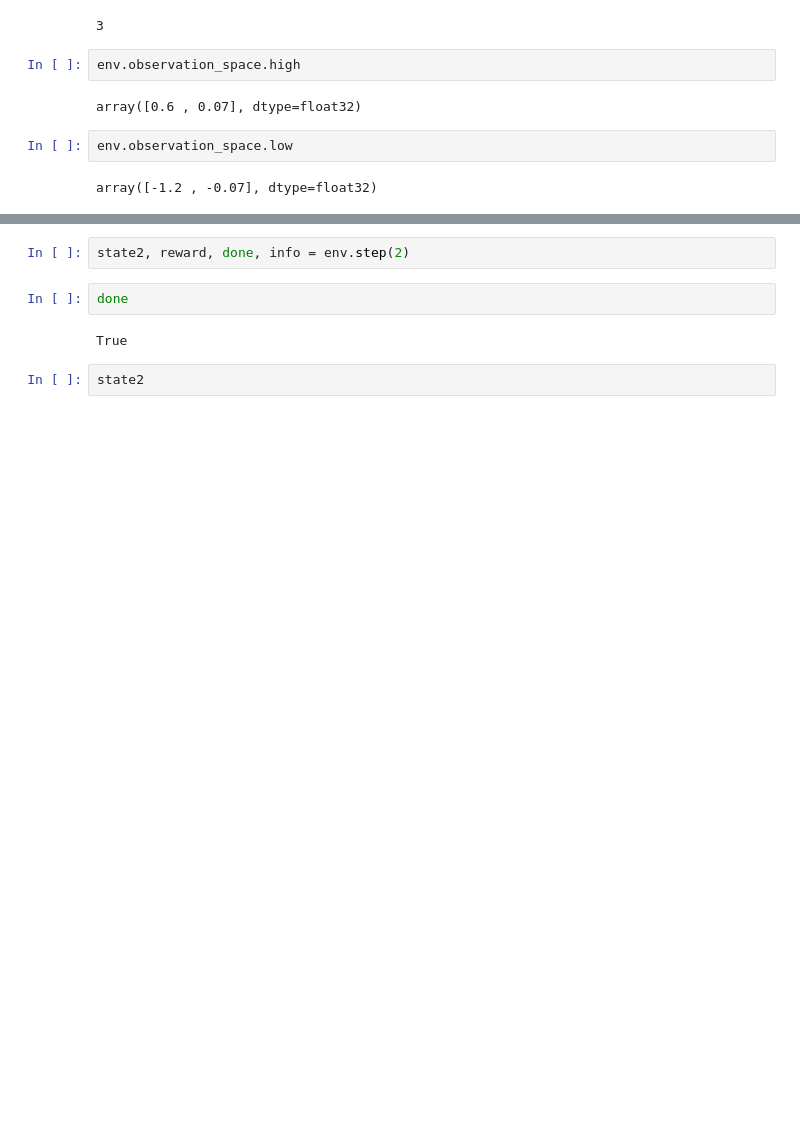
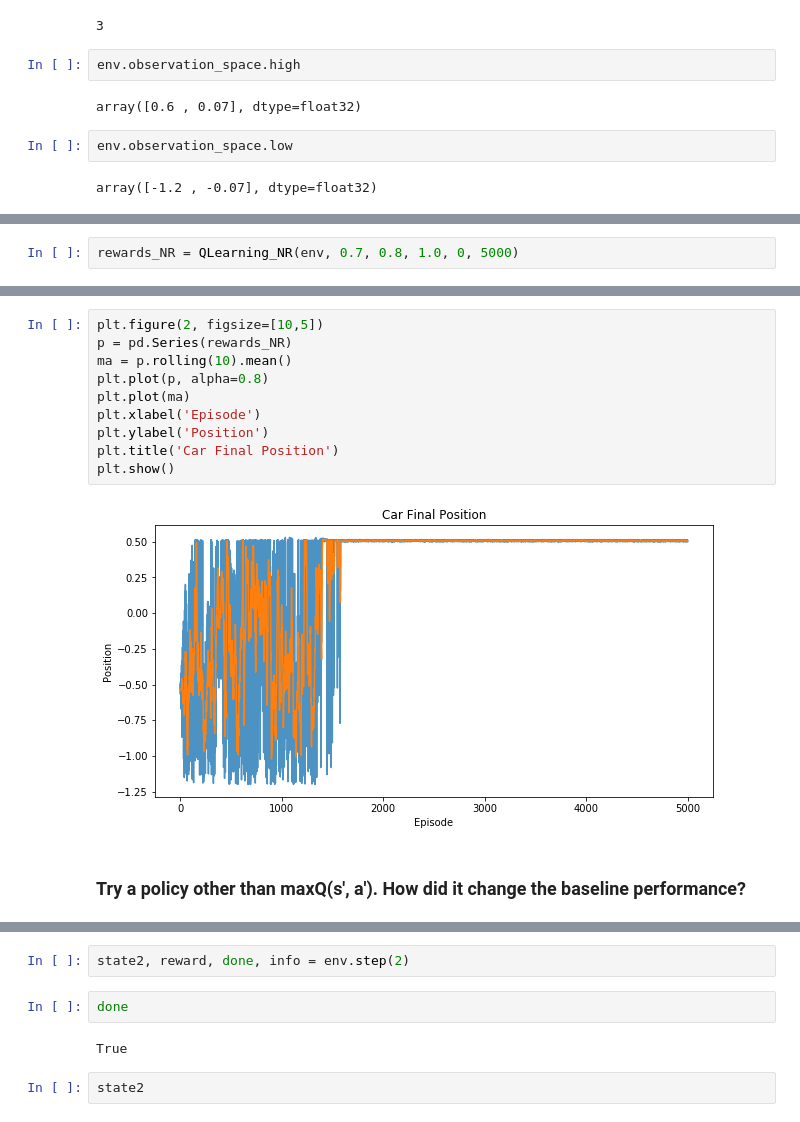
Before and after one commit to ikyath/ReinforcementLearning-MountainCar, a Jupyter notebook: RL_MountainCar/Mountain_Car_RL.ipynb, the cells around one changed output, grey strips where cells are left out. Saved outputs shown, nothing was run; the diff lists cells and outputs as text; blank space fills up the shorter version.

```diff
--- a/RL_MountainCar/Mountain_Car_RL.ipynb
+++ b/RL_MountainCar/Mountain_Car_RL.ipynb
@@ -131,0 +298,2 @@ plt.show()
+# %%
+rewards_NR = QLearning_NR(env, 0.7, 0.8, 1.0, 0, 5000)
@@ -131,0 +318,14 @@ plt.show()
+# %%
+plt.figure(2, figsize=[10,5])
+p = pd.Series(rewards_NR)
+ma = p.rolling(10).mean()
+plt.plot(p, alpha=0.8)
+plt.plot(ma)
+plt.xlabel('Episode')
+plt.ylabel('Position')
+plt.title('Car Final Position')
+plt.show()
+# %% [output]
+[figure, added]
+# %% [markdown]
+### Try a policy other than maxQ(s', a'). How did it change the baseline performance?
```
Also changed, not shown: parts of 38 cells of this notebook.
